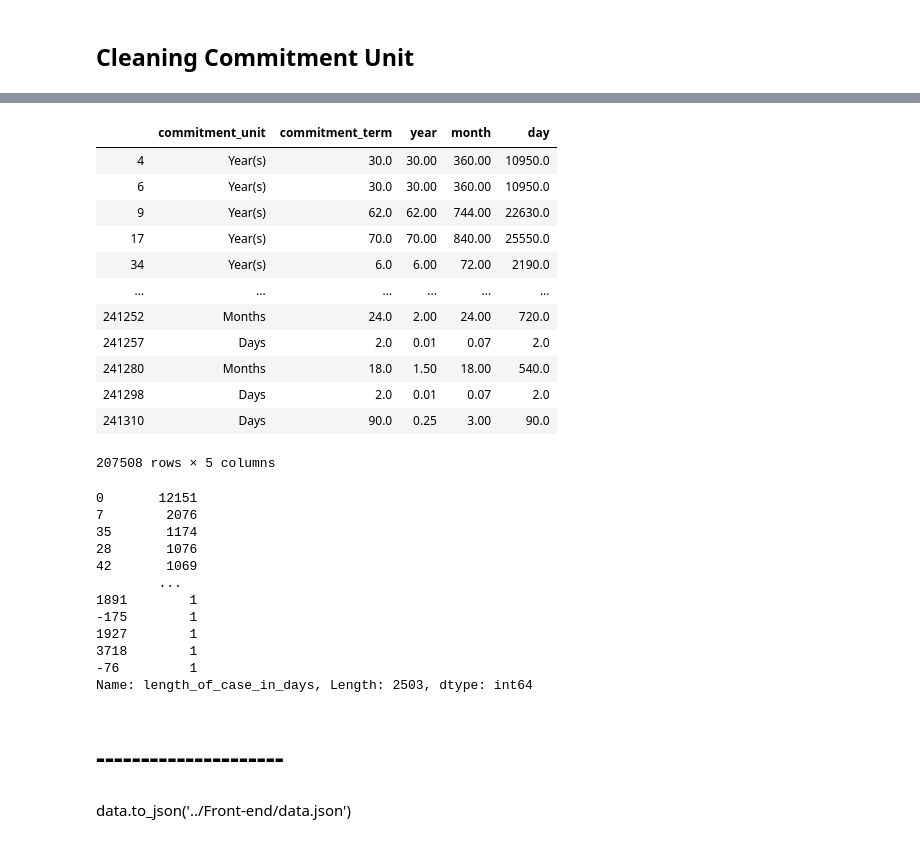
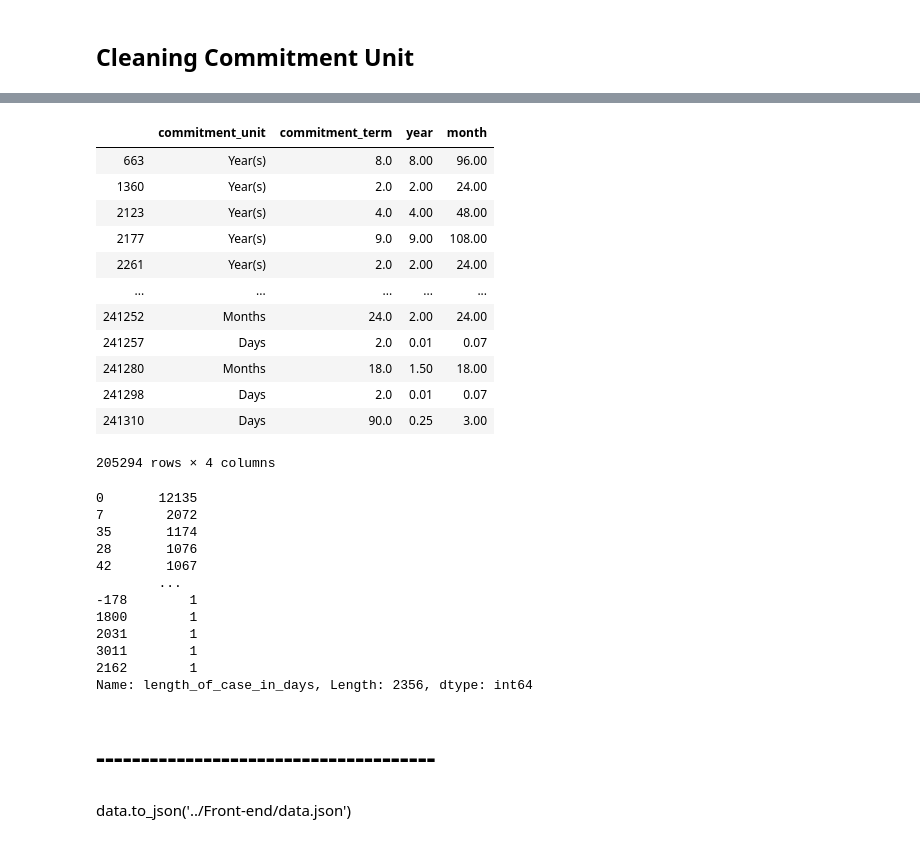
Before and after one commit to cckuqui/CCSAO-Sentencing, a Jupyter notebook: Back-end/data-cleaning.ipynb, the cells around one changed output, grey strips where cells are left out. Drawn from its saved outputs; the diff is of its cells as text; code cells hidden in the pictures.

```diff
--- a/Back-end/data-cleaning.ipynb
+++ b/Back-end/data-cleaning.ipynb
@@ -73,6 +73,8 @@ commitment_term           239852
 commitment_unit           239852
 sentence_type             241511
 dtype: int64
+# %%
+data.replace(regex='PROMIS*',value=np.NaN, inplace=True)
 # %% [markdown]
 ## Drop NaN Values
 # %%
@@ -728,6 +726,10 @@ data.loc[(data.sentence_type == 'Cook County Boot Camp') & (data.commitment_unit
 data.loc[(data.sentence_type == 'Cook County Boot Camp') & (data.commitment_unit == 'Term') & (data.commitment_term == 12),['commitment_unit']] = 'Months'
 
 data.loc[(data.sentence_type == 'Cook County Boot Camp') & (data.commitment_unit == 'Term') & (data.commitment_term == 18),['commitment_unit']] = 'Months'
+# %%
+# Change Death info to 130 years
+data.loc[(data.sentence_type == 'Death'),['commitment_unit']] = 'Year(s)'
+data.loc[(data.sentence_type == 'Death'),['commitment_term']] = 130
 # %%
 def month_convert(row):
     if row ['commitment_unit'] == 'Months':
@@ -744,22 +746,6 @@ def month_convert(row):
         return 0.
 
 data['month'] = data.apply(lambda row:month_convert(row), axis = 1)
-# %%
-def days_convert(row):
-    if row ['commitment_unit'] == 'Days':
-        return round(float(row['commitment_term']),2)
-    if row["commitment_unit"] == "Months":
-        return round(int(row["commitment_term"]) * 30, 2)
-    if row["commitment_unit"] == "Weeks":
-       return round(float(row['commitment_term']) * 7, 2)
-    if row["commitment_unit"] == "Year(s)":
-        return round(float( row['commitment_term']) * 365, 2)
-    if row['commitment_unit'] == "Natural Life":
-        return 47450.
-    else:
-        return 0.
-
-data['day'] = data.apply(lambda row:days_convert(row), axis = 1)
 # %%
 def year_convert(row):
     if row ['commitment_unit'] == 'Year(s)':
@@ -777,37 +763,37 @@ def year_convert(row):
 
 data['year'] = data.apply(lambda row:year_convert(row), axis = 1)
 # %%
-data[['commitment_unit', 'commitment_term','year','month','day']]
+data[['commitment_unit', 'commitment_term','year','month']]
 # %% [output]
-|  | commitment_unit | commitment_term | year | month | day |
-| 4 | Year(s) | 30.0 | 30.00 | 360.00 | 10950.0 |
-| 6 | Year(s) | 30.0 | 30.00 | 360.00 | 10950.0 |
-| 9 | Year(s) | 62.0 | 62.00 | 744.00 | 22630.0 |
-| 17 | Year(s) | 70.0 | 70.00 | 840.00 | 25550.0 |
-| 34 | Year(s) | 6.0 | 6.00 | 72.00 | 2190.0 |
-| ... | ... | ... | ... | ... | ... |
-| 241252 | Months | 24.0 | 2.00 | 24.00 | 720.0 |
-| 241257 | Days | 2.0 | 0.01 | 0.07 | 2.0 |
-| 241280 | Months | 18.0 | 1.50 | 18.00 | 540.0 |
-| 241298 | Days | 2.0 | 0.01 | 0.07 | 2.0 |
-| 241310 | Days | 90.0 | 0.25 | 3.00 | 90.0 |
+|  | commitment_unit | commitment_term | year | month |
+| 663 | Year(s) | 8.0 | 8.00 | 96.00 |
+| 1360 | Year(s) | 2.0 | 2.00 | 24.00 |
+| 2123 | Year(s) | 4.0 | 4.00 | 48.00 |
+| 2177 | Year(s) | 9.0 | 9.00 | 108.00 |
+| 2261 | Year(s) | 2.0 | 2.00 | 24.00 |
+| ... | ... | ... | ... | ... |
+| 241252 | Months | 24.0 | 2.00 | 24.00 |
+| 241257 | Days | 2.0 | 0.01 | 0.07 |
+| 241280 | Months | 18.0 | 1.50 | 18.00 |
+| 241298 | Days | 2.0 | 0.01 | 0.07 |
+| 241310 | Days | 90.0 | 0.25 | 3.00 |
-207508 rows × 5 columns
+205294 rows × 4 columns
 # %%
 data.length_of_case_in_days.value_counts()
 # %% [output]
-0       12151
-7        2076
+0       12135
+7        2072
 35       1174
 28       1076
-42       1069
+42       1067
         ...
-1891        1
--175        1
-1927        1
-3718        1
--76         1
-Name: length_of_case_in_days, Length: 2503, dtype: int64
+-178        1
+1800        1
+2031        1
+3011        1
+2162        1
+Name: length_of_case_in_days, Length: 2356, dtype: int64
 # %% [markdown]
-# ---------------------
+# --------------------------------------
 # %% [markdown]
 data.to_json('../Front-end/data.json')
```
Also changed, not shown: parts of 74 cells of this notebook, 3 other files.
